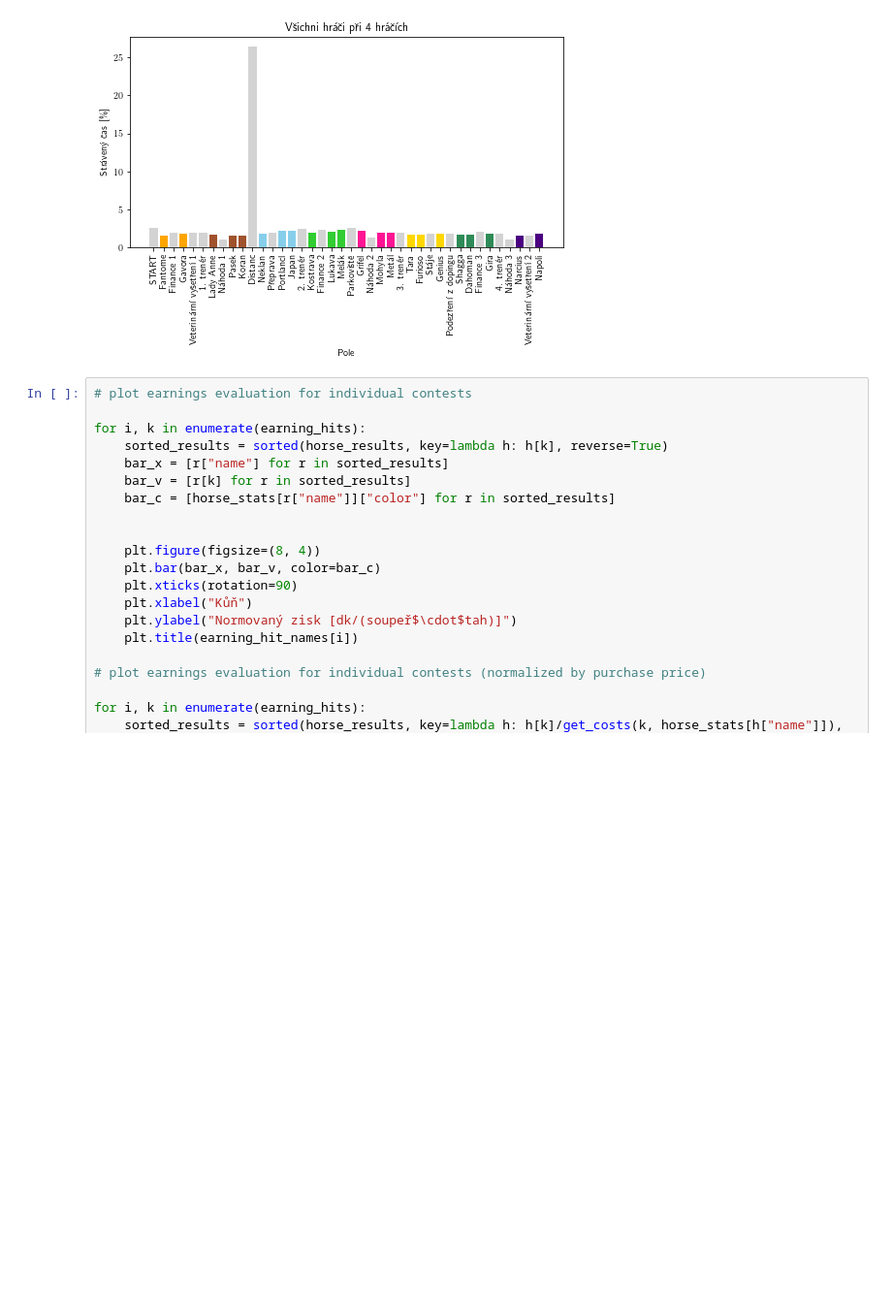
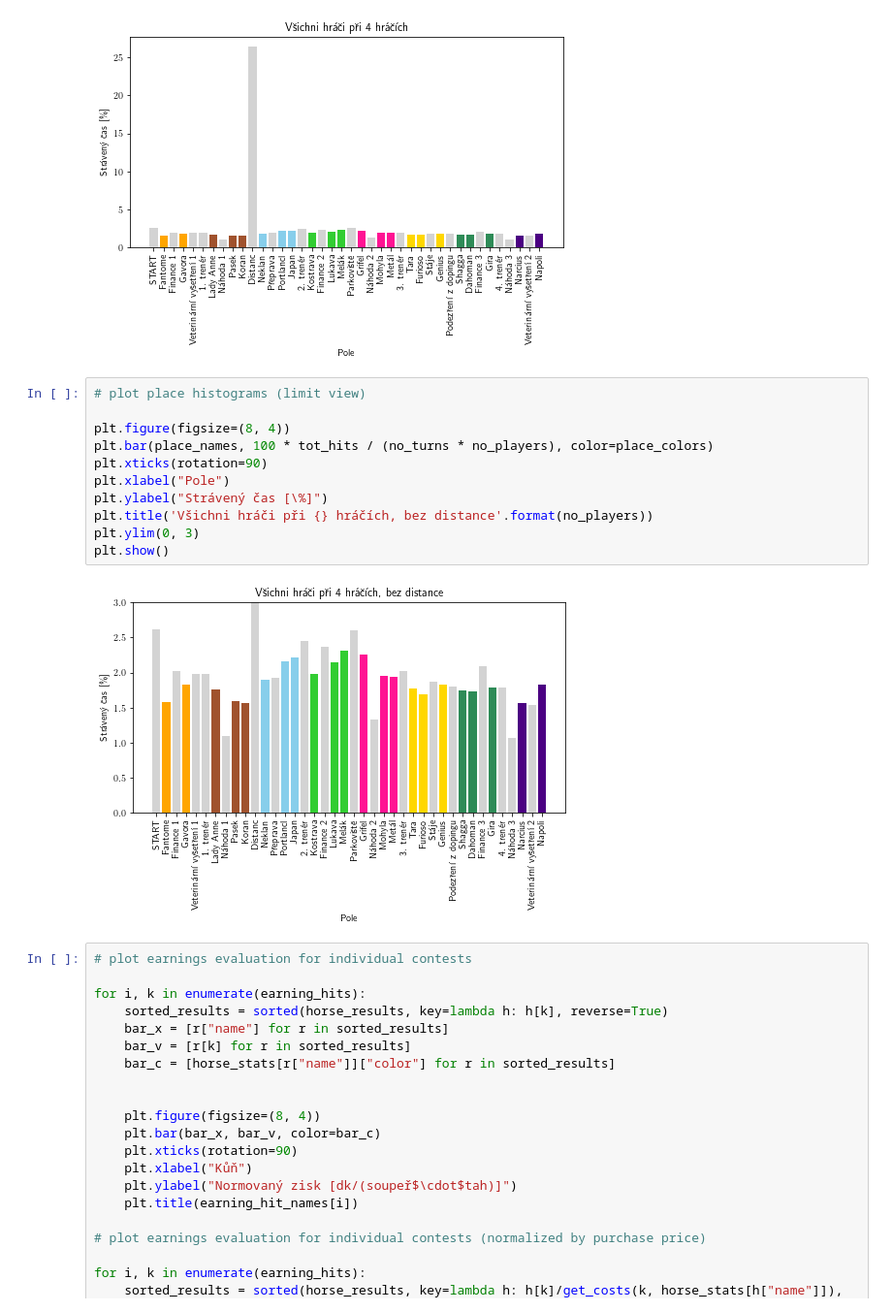
Before and after one commit to pr-ales/dostihy, a Jupyter notebook: Dostihy a sázky.ipynb, the cells around one changed output. Shown at 97% size. Saved outputs shown, nothing was run; the diff lists cells and outputs as text; blank space fills up the shorter version.

Commit message:
Add zoomed plot for place histogram

```diff
--- a/Dostihy a sázky.ipynb
+++ b/Dostihy a sázky.ipynb
@@ -239,6 +239,19 @@ plt.title('Všichni hráči při {} hráčích'.format(no_players))
 plt.show()
 # %% [output]
 [figure]
+# %%
+# plot place histograms (limit view)
+
+plt.figure(figsize=(8, 4))
+plt.bar(place_names, 100 * tot_hits / (no_turns * no_players), color=place_colors)
+plt.xticks(rotation=90)
+plt.xlabel("Pole")
+plt.ylabel("Strávený čas [\%]")
+plt.title('Všichni hráči při {} hráčích, bez distance'.format(no_players))
+plt.ylim(0, 3)
+plt.show()
+# %% [output]
+[figure, added]
 # %%
 # plot earnings evaluation for individual contests
 
```
